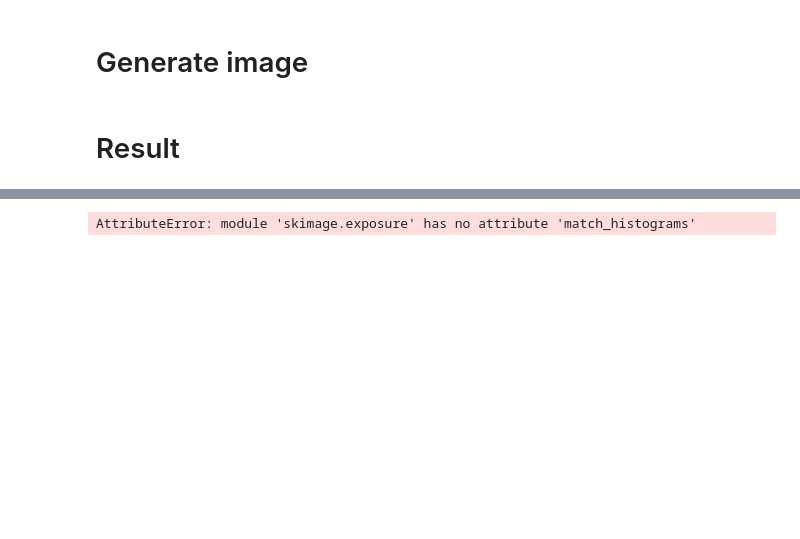
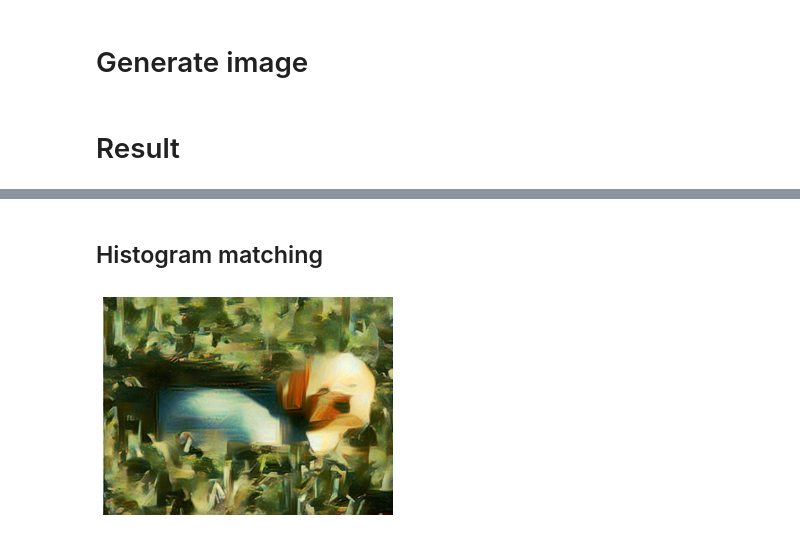
Before and after one commit to nawaritlk/Senior_project, a Jupyter notebook: Model/StyleTransfer_v1.ipynb, the cells around one changed output, grey strips where cells are left out. Saved outputs shown, nothing was run; the diff lists cells and outputs as text; code cells hidden in the pictures; blank space fills up the shorter version.

Commit message:
histogram matching & save image in style transfer v1

```diff
--- a/Model/StyleTransfer_v1.ipynb
+++ b/Model/StyleTransfer_v1.ipynb
@@ -576,7 +573,11 @@ save_image(target[0], 'result_test1.png')
+# %% [markdown]
+## Histogram matching
 # %%
 import skimage.exposure as exposure
-multi = True if target.shape[-1] > 1 else False
-preserve_img = exposure.match_histograms(target, content_image, multichannel = multi)
-showStyleContentTarget(style_image, content_image,target,"Color preservation")
+multi = True if tgt.shape[-1] > 1 else False
+preserve_img = exposure.match_histograms(tgt, cnt, multichannel = multi)
+plt.imshow(preserve_img)
+plt.axis('off')
+plt.show()
 # %% [output]
-AttributeError: module 'skimage.exposure' has no attribute 'match_histograms'
+[figure, added]
```
Also changed, not shown: parts of 7 cells of this notebook.
